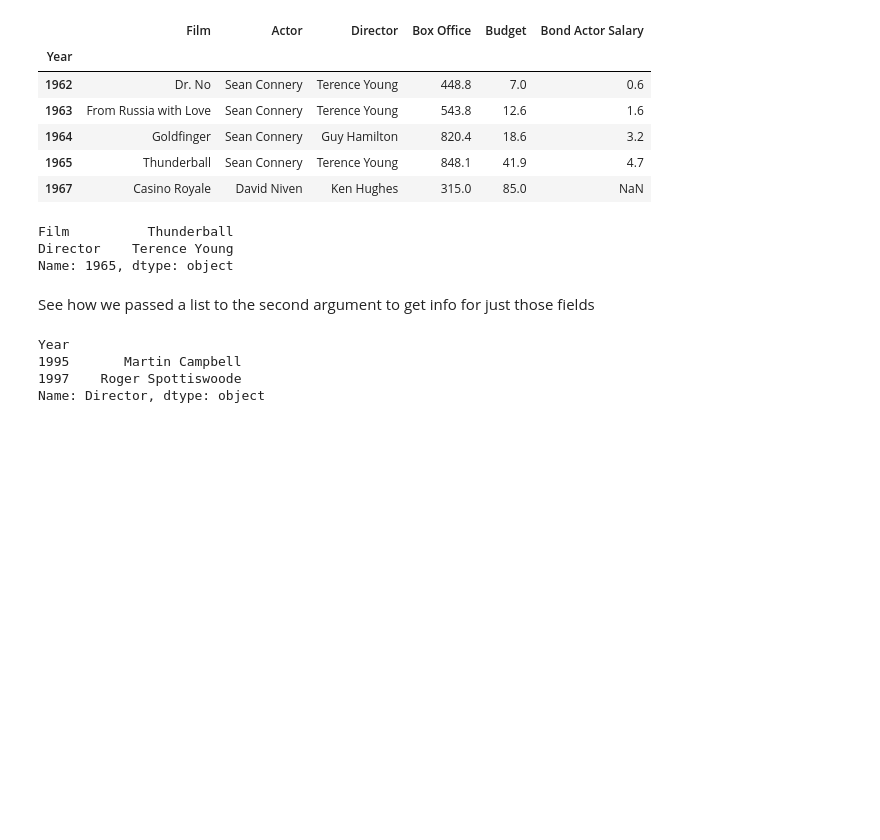
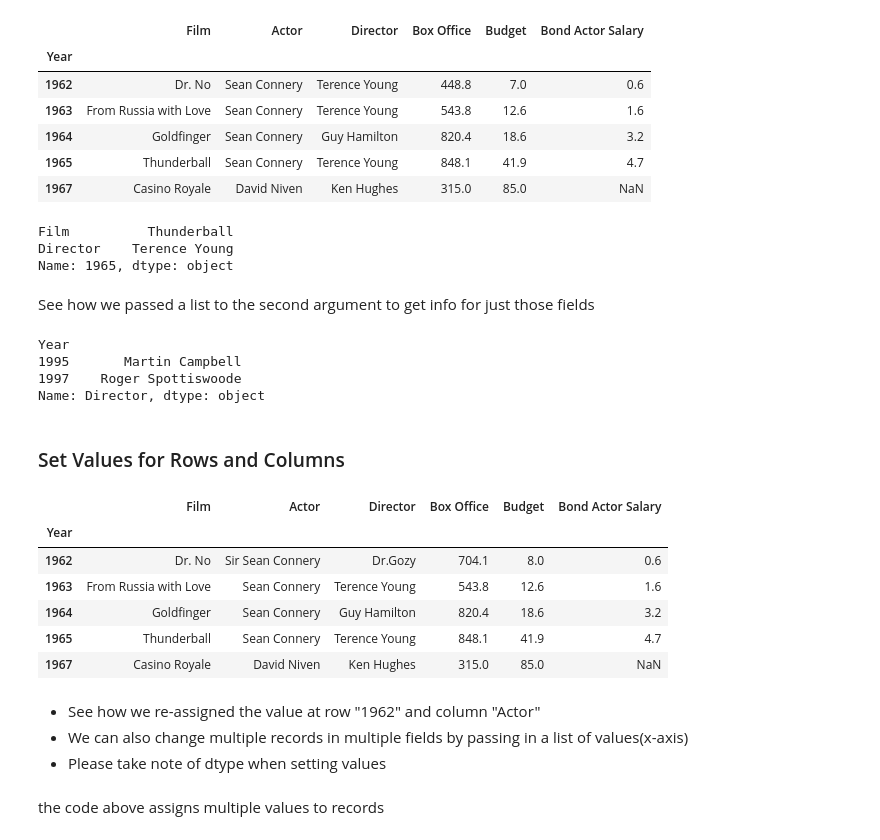
Before and after one commit to adminco/python_data_analysis, a Jupyter notebook: DataFrames_3.ipynb, the cells around one changed output. Cells and saved outputs as stored; diff of their text form; code cells hidden in the pictures; blank space fills up the shorter version.

```diff
--- a/DataFrames_3.ipynb
+++ b/DataFrames_3.ipynb
@@ -136,3 +136,15 @@ Year
 1995       Martin Campbell
 1997    Roger Spottiswoode
 Name: Director, dtype: object
+# %% [markdown]
+### Set Values for Rows and Columns
+# %%
+jb.head()
+# %% [output]
+|  | Film | Actor | Director | Box Office | Budget | Bond Actor Salary |
+| Year |  |  |  |  |  |  |
+| 1962 | Dr. No | Sir Sean Connery | Dr.Gozy | 704.1 | 8.0 | 0.6 |
+| 1963 | From Russia with Love | Sean Connery | Terence Young | 543.8 | 12.6 | 1.6 |
+| 1964 | Goldfinger | Sean Connery | Guy Hamilton | 820.4 | 18.6 | 3.2 |
+| 1965 | Thunderball | Sean Connery | Terence Young | 848.1 | 41.9 | 4.7 |
+| 1967 | Casino Royale | David Niven | Ken Hughes | 315.0 | 85.0 | NaN |
@@ -138,0 +153,4 @@ Name: Director, dtype: object
+# %% [markdown]
+- See how we re-assigned the value at row "1962" and column "Actor"
+- We can also change multiple records in multiple fields by passing in a list of values(x-axis)
+- Please take note of dtype when setting values
@@ -138,0 +159,2 @@ Name: Director, dtype: object
+# %% [markdown]
+the code above assigns multiple values to records
```
Also changed, not shown: parts of 6 cells of this notebook.
